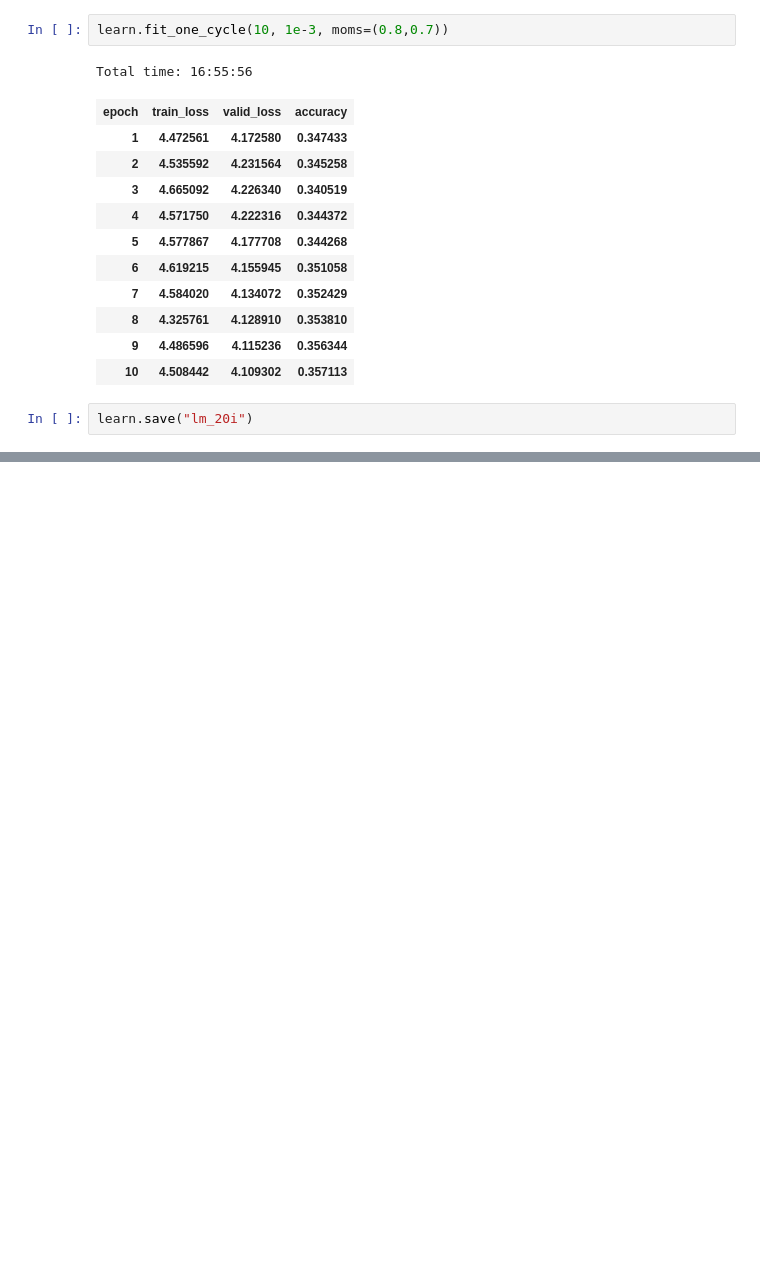
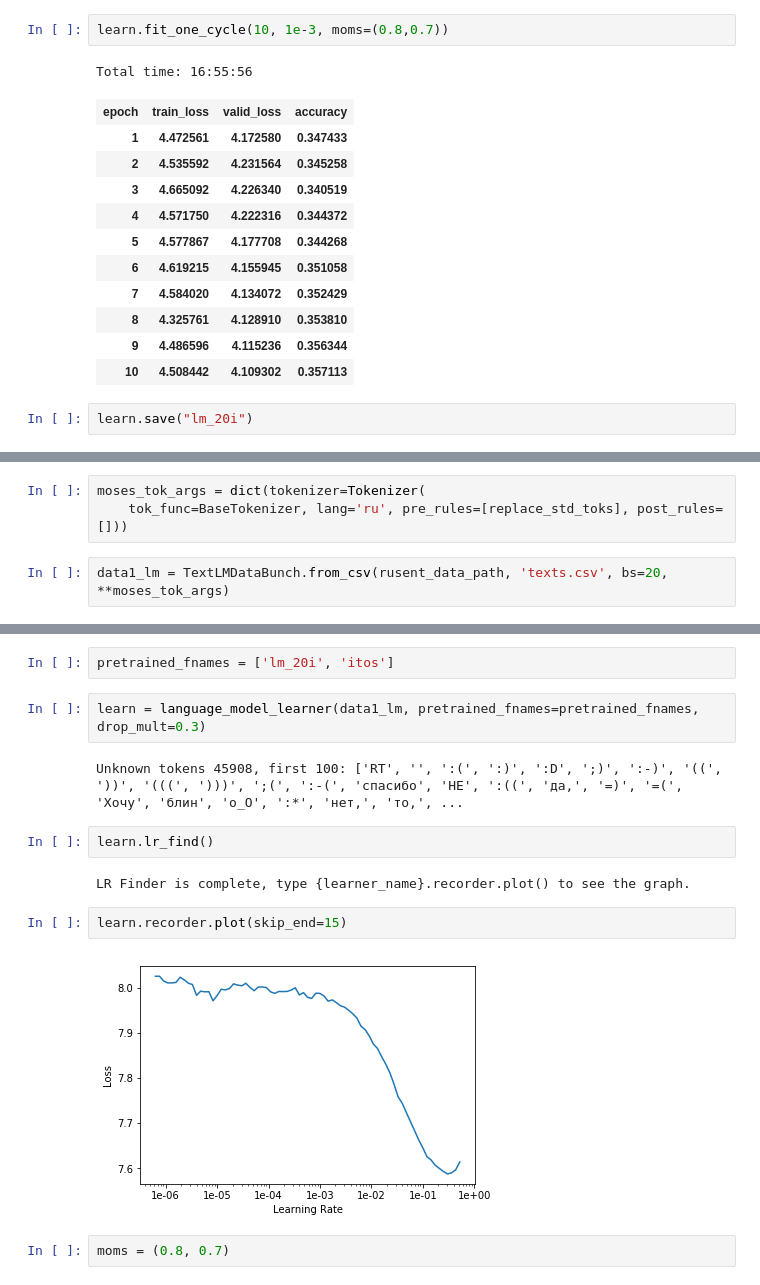
Before and after one commit to n-waves/multifit, a Jupyter notebook: experiments/train-lm-1step.ipynb, the cells around one changed output, grey strips where cells are left out. Cells and saved outputs as stored; diff of their text form; blank space fills up the shorter version.

```diff
--- a/experiments/train-lm-1step.ipynb
+++ b/experiments/train-lm-1step.ipynb
@@ -90,0 +111,5 @@ learn.save("lm_20i")
+# %%
+moses_tok_args = dict(tokenizer=Tokenizer(
+    tok_func=BaseTokenizer, lang='ru', pre_rules=[replace_std_toks], post_rules=[]))
+# %%
+data1_lm = TextLMDataBunch.from_csv(rusent_data_path, 'texts.csv', bs=20, **moses_tok_args)
@@ -90,0 +133,16 @@ learn.save("lm_20i")
+# %%
+pretrained_fnames = ['lm_20i', 'itos']
+# %%
+learn = language_model_learner(data1_lm, pretrained_fnames=pretrained_fnames, drop_mult=0.3)
+# %% [output]
+Unknown tokens 45908, first 100: ['RT', '', ':(', ':)', ':D', ';)', ':-)', '((', '))', '(((', ')))', ';(', ':-(', 'спасибо', 'НЕ', ':((', 'да,', '=)', '=(', 'Хочу', 'блин', 'о_О', ':*', 'нет,', 'то,', ...
+# %%
+learn.lr_find()
+# %% [output]
+LR Finder is complete, type {learner_name}.recorder.plot() to see the graph.
+# %%
+learn.recorder.plot(skip_end=15)
+# %% [output]
+[figure, added]
+# %%
+moms = (0.8, 0.7)
```
Also changed, not shown: parts of 18 cells of this notebook, 1 other file.
